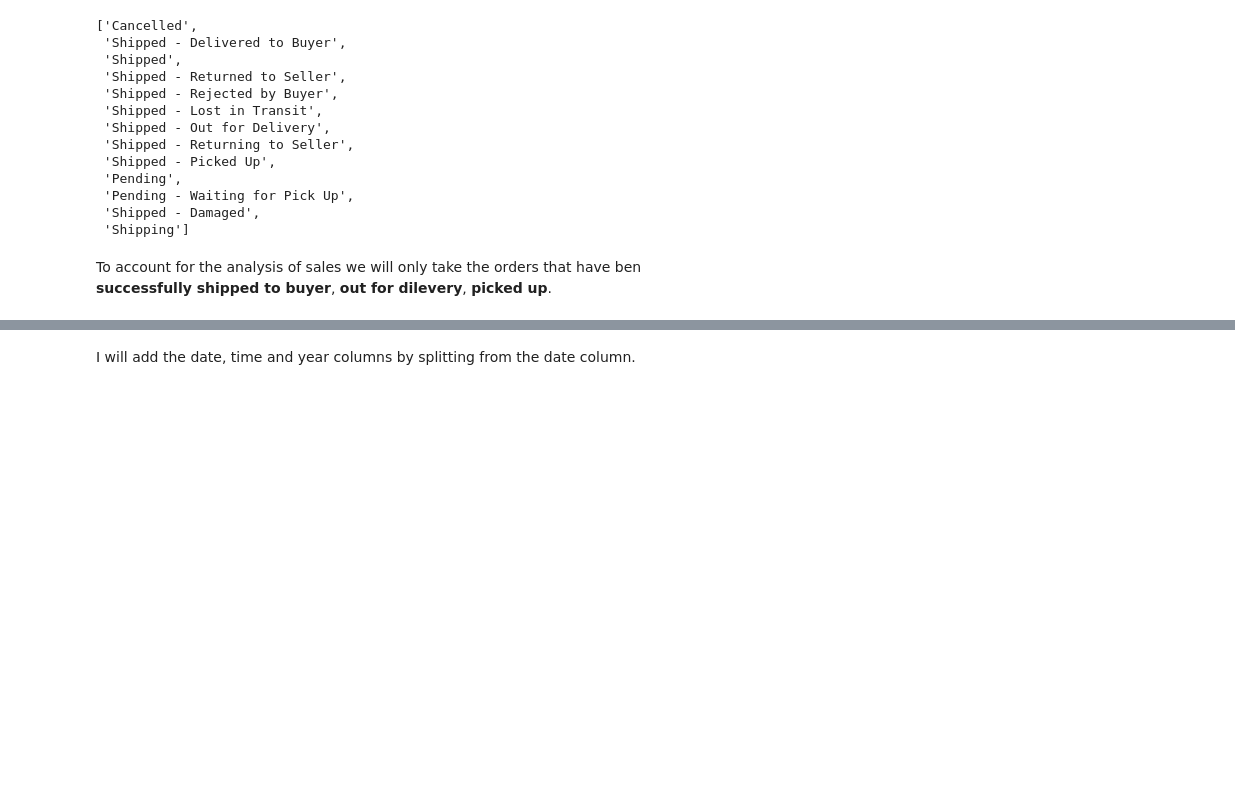
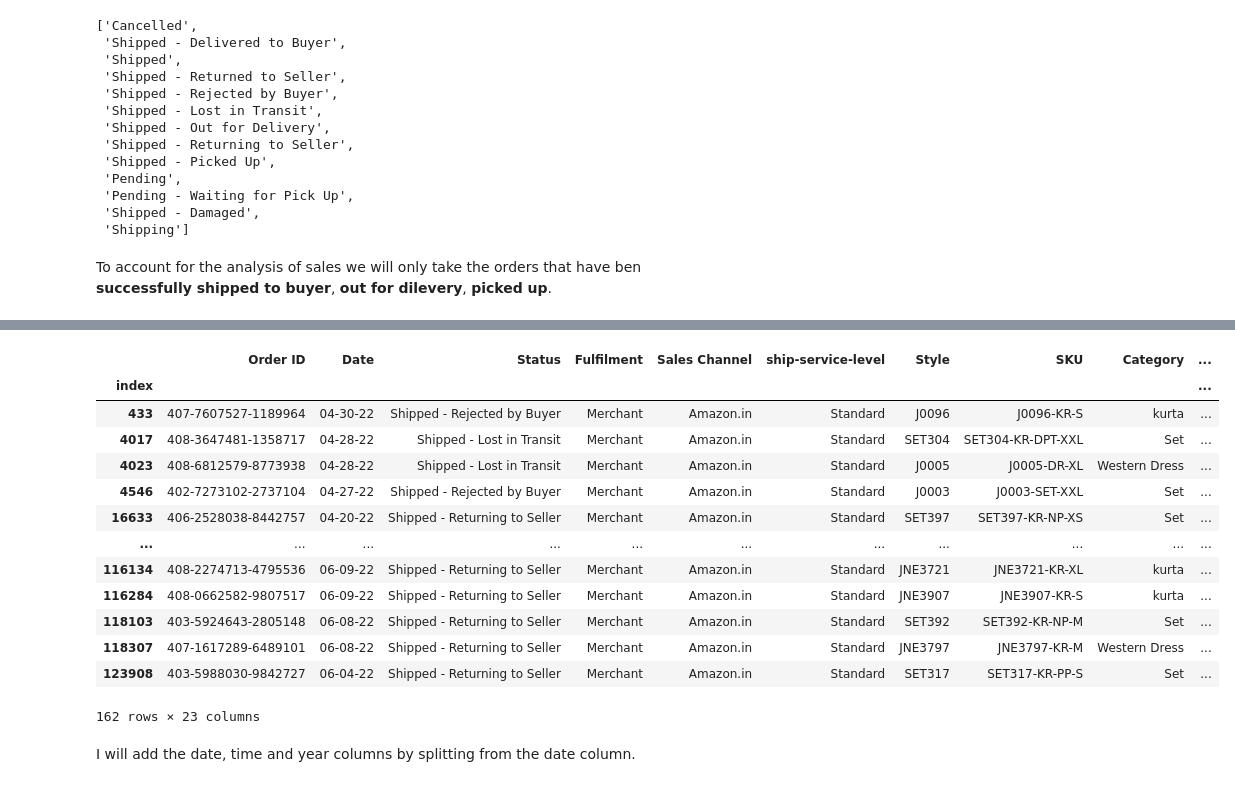
Before and after one commit to RookieCoder12/DevArena-Week-6, a Jupyter notebook: dashboard.ipynb, the cells around one changed output, grey strips where cells are left out. Cells and saved outputs as stored; diff of their text form; code cells hidden in the pictures; blank space fills up the shorter version.

```diff
--- a/dashboard.ipynb
+++ b/dashboard.ipynb
@@ -95,3 +89,25 @@ df_amazon_sales_completed.head()
+# %%
+df_amazon_sales_not_completed = df_amazon[ (df_amazon["Status"]=='Shipped - Rejected by Buyer') |
+                                        (df_amazon["Status"]=='Shipped - Lost in Transit') |
+                                        (df_amazon["Status"]=='Shipped - Returning to Seller') |
+                                        (df_amazon["Status"]=='Shipped - Damaged')
+                                    ]
+df_amazon_sales_not_completed
+# %% [output]
+|  | Order ID | Date | Status | Fulfilment | Sales Channel | ship-service-level | Style | SKU | Category | ... |
+| index |  |  |  |  |  |  |  |  |  | ... |
+| 433 | 407-7607527-1189964 | 04-30-22 | Shipped - Rejected by Buyer | Merchant | Amazon.in | Standard | J0096 | J0096-KR-S | kurta | ... |
+| 4017 | 408-3647481-1358717 | 04-28-22 | Shipped - Lost in Transit | Merchant | Amazon.in | Standard | SET304 | SET304-KR-DPT-XXL | Set | ... |
+| 4023 | 408-6812579-8773938 | 04-28-22 | Shipped - Lost in Transit | Merchant | Amazon.in | Standard | J0005 | J0005-DR-XL | Western Dress | ... |
+| 4546 | 402-7273102-2737104 | 04-27-22 | Shipped - Rejected by Buyer | Merchant | Amazon.in | Standard | J0003 | J0003-SET-XXL | Set | ... |
+| 16633 | 406-2528038-8442757 | 04-20-22 | Shipped - Returning to Seller | Merchant | Amazon.in | Standard | SET397 | SET397-KR-NP-XS | Set | ... |
+| ... | ... | ... | ... | ... | ... | ... | ... | ... | ... | ... |
+| 116134 | 408-2274713-4795536 | 06-09-22 | Shipped - Returning to Seller | Merchant | Amazon.in | Standard | JNE3721 | JNE3721-KR-XL | kurta | ... |
+| 116284 | 408-0662582-9807517 | 06-09-22 | Shipped - Returning to Seller | Merchant | Amazon.in | Standard | JNE3907 | JNE3907-KR-S | kurta | ... |
+| 118103 | 403-5924643-2805148 | 06-08-22 | Shipped - Returning to Seller | Merchant | Amazon.in | Standard | SET392 | SET392-KR-NP-M | Set | ... |
+| 118307 | 407-1617289-6489101 | 06-08-22 | Shipped - Returning to Seller | Merchant | Amazon.in | Standard | JNE3797 | JNE3797-KR-M | Western Dress | ... |
+| 123908 | 403-5988030-9842727 | 06-04-22 | Shipped - Returning to Seller | Merchant | Amazon.in | Standard | SET317 | SET317-KR-PP-S | Set | ... |
+162 rows × 23 columns
 # %% [markdown]
 I will add the date, time and year columns by splitting from the date column.
 # %%
```
Also changed, not shown: parts of 19 cells of this notebook.
